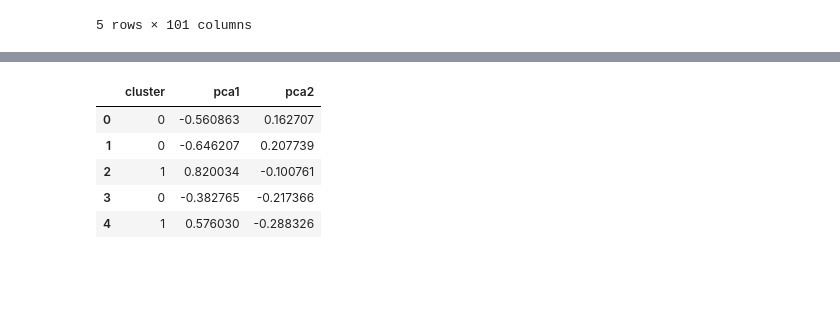
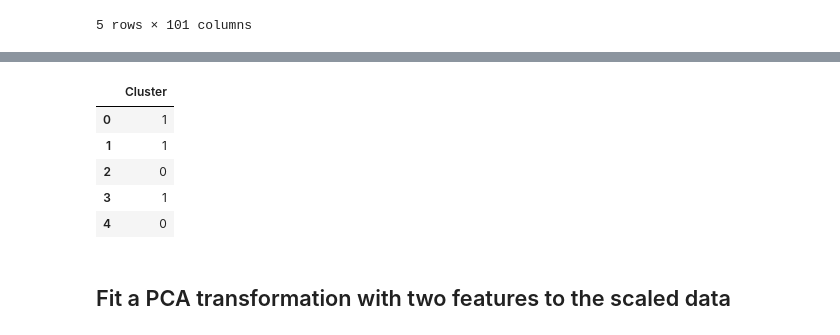
Before and after one commit to fobembe/Clustering, a Jupyter notebook: Clustering_Week4.ipynb, the cells around one changed output, grey strips where cells are left out. Cells and saved outputs as stored; diff of their text form; code cells hidden in the pictures; blank space fills up the shorter version.

```diff
--- a/Clustering_Week4.ipynb
+++ b/Clustering_Week4.ipynb
@@ -220,18 +70,18 @@ km2.head()
+# %%
+kmeans2.head()
+# %% [output]
+|  | Cluster |
+| 0 | 1 |
+| 1 | 1 |
+| 2 | 0 |
+| 3 | 1 |
+| 4 | 0 |
+# %% [markdown]
+## Fit a PCA transformation with two features to the scaled data
 # %%
 from sklearn.decomposition import PCA
 # %%
 pca = PCA(n_components=2).fit(df)
 pca_trans = pca.transform(df)
-pca_trans_df = pd.DataFrame(pca_trans,columns=['pca1','pca2'])
-
-# concatenate km2 with pca_trans_df
-
-km2 = pd.concat([km2,pca_trans_df],axis=1)
-km2.head()
+pca_trans_df = pd.DataFrame(pca_trans, columns =['pca1','pca2'])
+km = pd.concat([kmeans2,pca_trans_df],axis=1)
-# %% [output]
-|  | cluster | pca1 | pca2 |
-| 0 | 0 | -0.560863 | 0.162707 |
-| 1 | 0 | -0.646207 | 0.207739 |
-| 2 | 1 | 0.820034 | -0.100761 |
-| 3 | 0 | -0.382765 | -0.217366 |
-| 4 | 1 | 0.576030 | -0.288326 |
```
Also changed, not shown: parts of 43 cells of this notebook.
